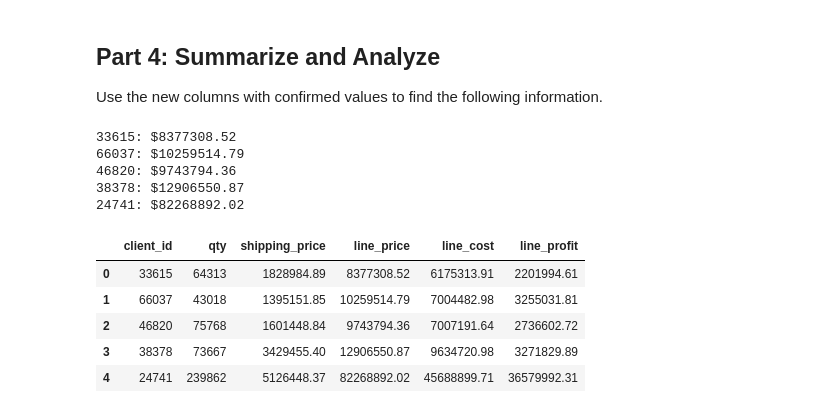
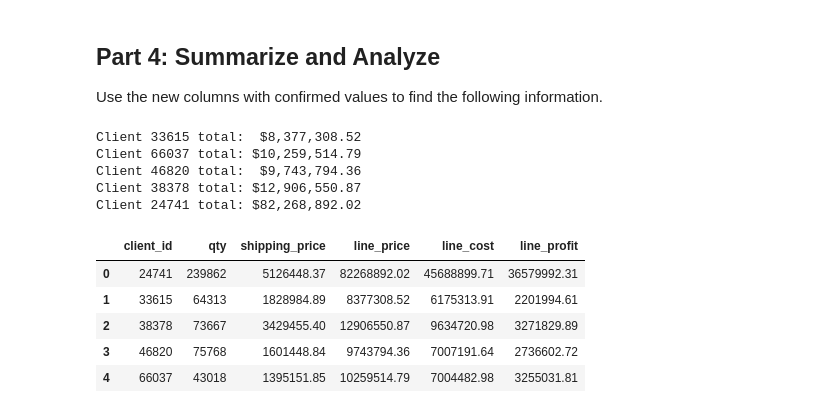
Before and after one commit to JimGile/pandas-challenge-1, a Jupyter notebook: wholesale_data_analysis_starter_code.ipynb, the cells around one changed output. Saved outputs shown, nothing was run; the diff lists cells and outputs as text; code cells hidden in the pictures.

```diff
--- a/wholesale_data_analysis_starter_code.ipynb
+++ b/wholesale_data_analysis_starter_code.ipynb
@@ -208,22 +208,44 @@ Order 6128929 total: $923,441.25
 Use the new columns with confirmed values to find the following information.
 # %%
 # How much did each of the top 5 clients by quantity spend? Check your work from Part 1 for client ids.
+for client_id in top_five_client_ids:
+    total = df.loc[df["client_id"] == client_id, "line_price"].sum()
+    total_amt_str = f"${total:,.2f}"
+    print(f"Client {client_id} total: {total_amt_str:>14}")
 # %% [output]
-33615: $8377308.52
-66037: $10259514.79
-46820: $9743794.36
-38378: $12906550.87
-24741: $82268892.02
+Client 33615 total:  $8,377,308.52
+Client 66037 total: $10,259,514.79
+Client 46820 total:  $9,743,794.36
+Client 38378 total: $12,906,550.87
+Client 24741 total: $82,268,892.02
 # %%
 # Create a summary DataFrame showing the totals for the for the top 5 clients with the following information:
 # total units purchased, total shipping price, total revenue, and total profit.
+
+# Why does this not work?
+# summary_df: DataFrame = df.loc[df["client_id"] == (lambda client_id: client_id in top_five_client_ids),
+#                                  ["client_id", "qty", "shipping_price", "line_price", "line_cost", "line_profit"]
+#                               ].groupby("client_id").sum().reset_index()
+
+# But this does.
+# summary_df = df.loc[df["client_id"].eq(top_five_client_ids[0]),
+#                     ["client_id", "qty", "shipping_price", "line_price", "line_cost", "line_profit"]
+#                     ].groupby("client_id").sum(numeric_only=True).reset_index()
+
+
+# This works but it does not keep the order of the top 5 client id's in the summary_df
+summary_df = df.loc[df["client_id"].isin(top_five_client_ids),
+                                 ["client_id", "qty", "shipping_price", "line_price", "line_cost", "line_profit"]
+                              ].groupby("client_id").sum().reset_index()
+
+summary_df
 # %% [output]
 |  | client_id | qty | shipping_price | line_price | line_cost | line_profit |
-| 0 | 33615 | 64313 | 1828984.89 | 8377308.52 | 6175313.91 | 2201994.61 |
-| 1 | 66037 | 43018 | 1395151.85 | 10259514.79 | 7004482.98 | 3255031.81 |
-| 2 | 46820 | 75768 | 1601448.84 | 9743794.36 | 7007191.64 | 2736602.72 |
-| 3 | 38378 | 73667 | 3429455.40 | 12906550.87 | 9634720.98 | 3271829.89 |
-| 4 | 24741 | 239862 | 5126448.37 | 82268892.02 | 45688899.71 | 36579992.31 |
+| 0 | 24741 | 239862 | 5126448.37 | 82268892.02 | 45688899.71 | 36579992.31 |
+| 1 | 33615 | 64313 | 1828984.89 | 8377308.52 | 6175313.91 | 2201994.61 |
+| 2 | 38378 | 73667 | 3429455.40 | 12906550.87 | 9634720.98 | 3271829.89 |
+| 3 | 46820 | 75768 | 1601448.84 | 9743794.36 | 7007191.64 | 2736602.72 |
+| 4 | 66037 | 43018 | 1395151.85 | 10259514.79 | 7004482.98 | 3255031.81 |
 # %%
 # Format the data and rename the columns to names suitable for presentation.
 
```
Also changed, not shown: parts of 2 cells of this notebook.
